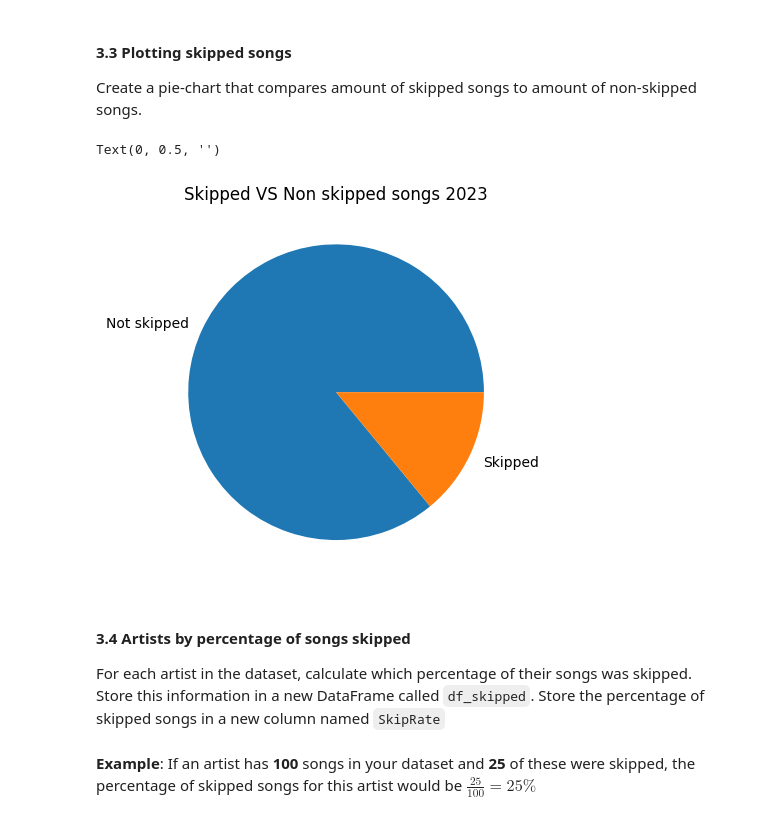
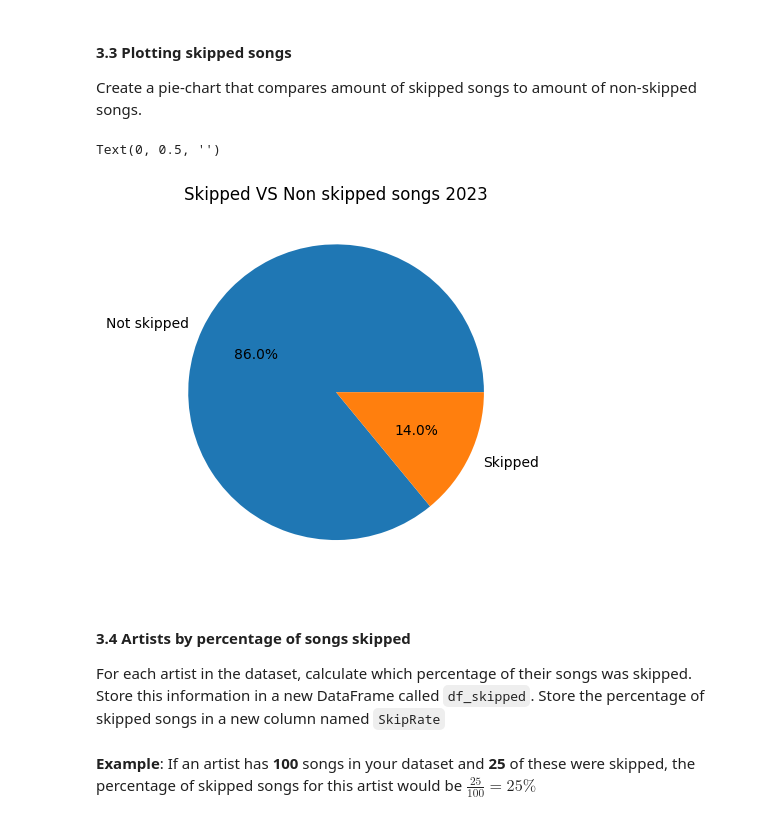
Before and after one commit to JohannesStandal/DAT200, a Jupyter notebook: CA1/CA1_spotify.ipynb, the cells around one changed output. Drawn from its saved outputs; the diff is of its cells as text; code cells hidden in the pictures.

```diff
--- a/CA1/CA1_spotify.ipynb
+++ b/CA1/CA1_spotify.ipynb
@@ -365,12 +365,12 @@ Create a pie-chart that compares amount of skipped songs to amount of non-skippe
 # %%
 skipped = df["skipped"].value_counts()
 
-skipped.plot(kind="pie", labels=["Not skipped", "Skipped"])
+skipped.plot(kind="pie", labels=["Not skipped", "Skipped"], autopct="%1.1f%%")
 plt.title("Skipped VS Non skipped songs 2023")
 plt.ylabel("")
 # %% [output]
 Text(0, 0.5, '')
-[figure, old version]
+[figure, new version]
 # %% [markdown]
 #### 3.4 Artists by percentage of songs skipped
 For each artist in the dataset, calculate which percentage of their songs was skipped. Store this information in a new DataFrame called `df_skipped`. Store the percentage of skipped songs in a new column named `SkipRate`\
```
Also changed, not shown: parts of 2 cells of this notebook.
